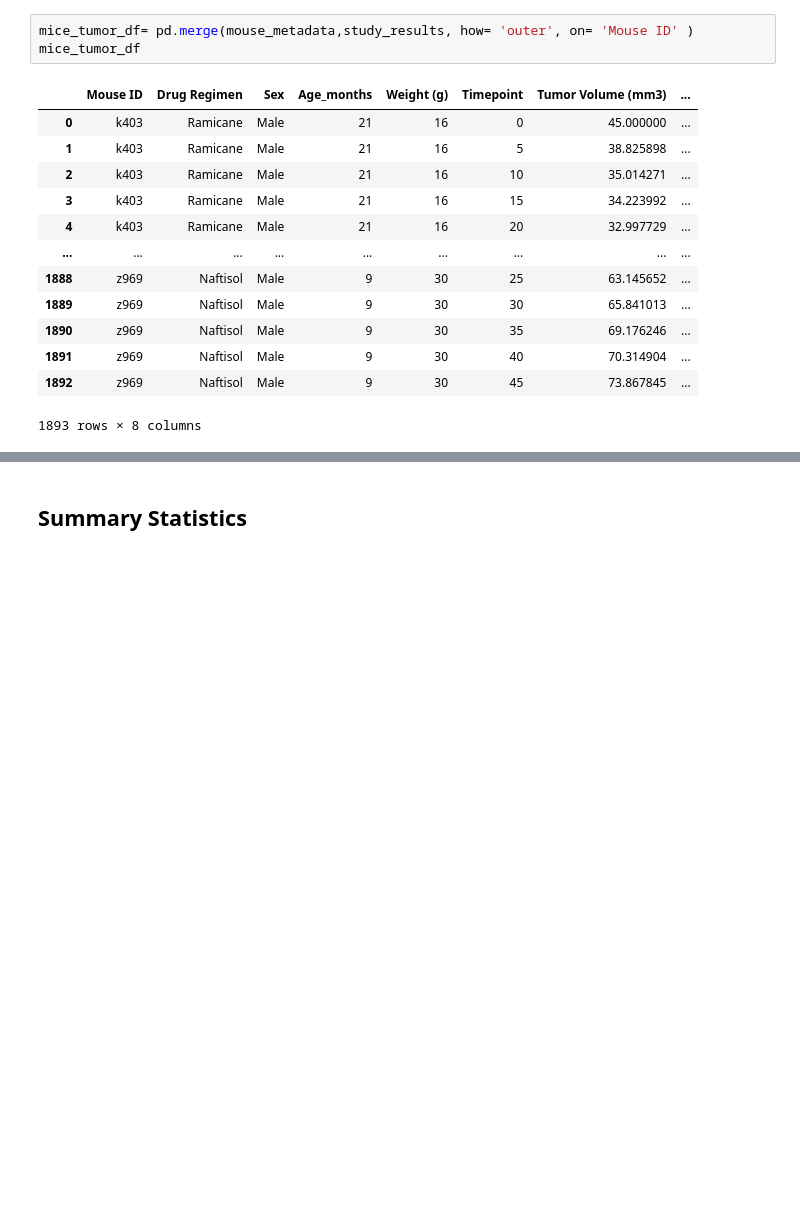
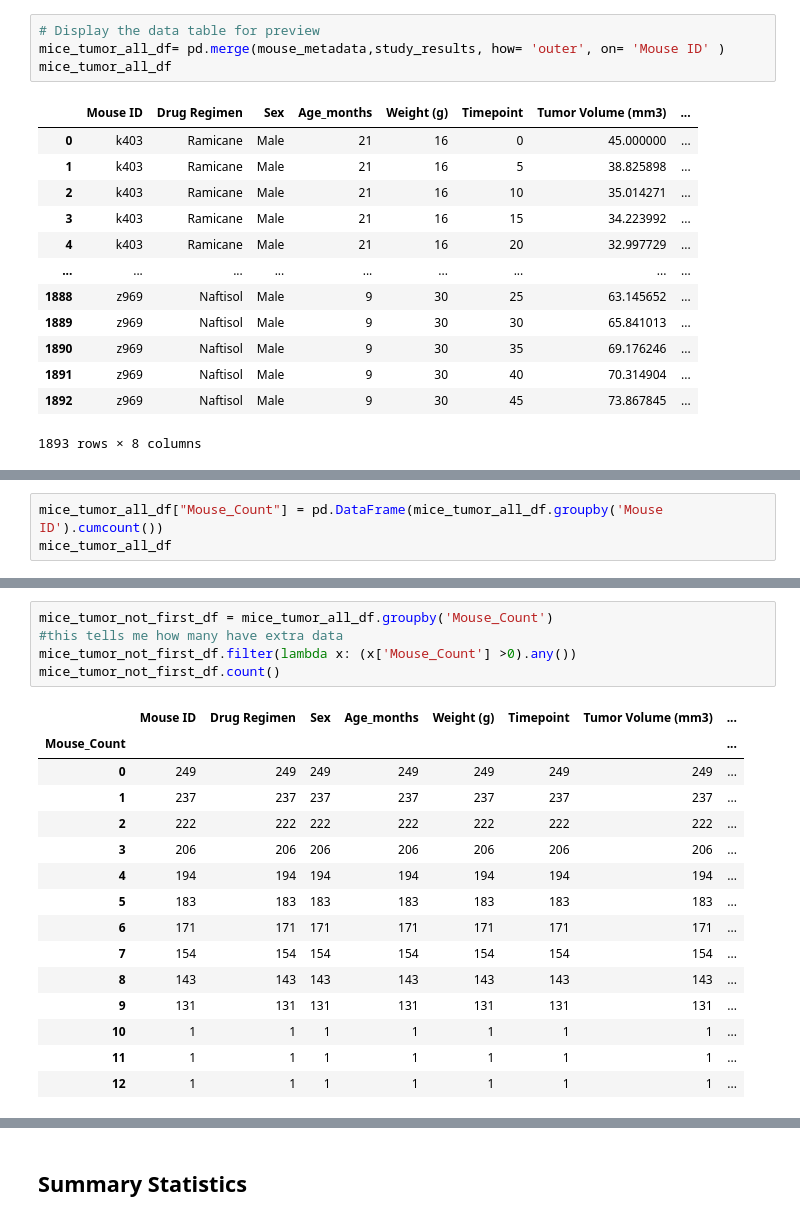
Before and after one commit to Gujaratigirl/HW-MatPlotLib, a Jupyter notebook: Pymaceuticals/pymaceuticals_starter.ipynb, the cells around one changed output, grey strips where cells are left out. Saved outputs shown, nothing was run; the diff lists cells and outputs as text; blank space fills up the shorter version.

```diff
--- a/Pymaceuticals/pymaceuticals_starter.ipynb
+++ b/Pymaceuticals/pymaceuticals_starter.ipynb
@@ -35,8 +35,9 @@ study_results.head()
 | 3 | a457 | 0 | 45.0 | 0 |
 | 4 | c819 | 0 | 45.0 | 0 |
 # %%
-mice_tumor_df= pd.merge(mouse_metadata,study_results, how= 'outer', on= 'Mouse ID' )
-mice_tumor_df
+# Display the data table for preview
+mice_tumor_all_df= pd.merge(mouse_metadata,study_results, how= 'outer', on= 'Mouse ID' )
+mice_tumor_all_df
 # %% [output]
 |  | Mouse ID | Drug Regimen | Sex | Age_months | Weight (g) | Timepoint | Tumor Volume (mm3) | ... |
 | 0 | k403 | Ramicane | Male | 21 | 16 | 0 | 45.000000 | ... |
@@ -65,0 +102,3 @@ mice_tumor_df
+# %%
+mice_tumor_all_df["Mouse_Count"] = pd.DataFrame(mice_tumor_all_df.groupby('Mouse ID').cumcount())
+mice_tumor_all_df
@@ -65,0 +119,21 @@ mice_tumor_df
+# %%
+mice_tumor_not_first_df = mice_tumor_all_df.groupby('Mouse_Count')
+#this tells me how many have extra data
+mice_tumor_not_first_df.filter(lambda x: (x['Mouse_Count'] >0).any())
+mice_tumor_not_first_df.count()
+# %% [output]
+|  | Mouse ID | Drug Regimen | Sex | Age_months | Weight (g) | Timepoint | Tumor Volume (mm3) | ... |
+| Mouse_Count |  |  |  |  |  |  |  | ... |
+| 0 | 249 | 249 | 249 | 249 | 249 | 249 | 249 | ... |
+| 1 | 237 | 237 | 237 | 237 | 237 | 237 | 237 | ... |
+| 2 | 222 | 222 | 222 | 222 | 222 | 222 | 222 | ... |
+| 3 | 206 | 206 | 206 | 206 | 206 | 206 | 206 | ... |
+| 4 | 194 | 194 | 194 | 194 | 194 | 194 | 194 | ... |
+| 5 | 183 | 183 | 183 | 183 | 183 | 183 | 183 | ... |
+| 6 | 171 | 171 | 171 | 171 | 171 | 171 | 171 | ... |
+| 7 | 154 | 154 | 154 | 154 | 154 | 154 | 154 | ... |
+| 8 | 143 | 143 | 143 | 143 | 143 | 143 | 143 | ... |
+| 9 | 131 | 131 | 131 | 131 | 131 | 131 | 131 | ... |
+| 10 | 1 | 1 | 1 | 1 | 1 | 1 | 1 | ... |
+| 11 | 1 | 1 | 1 | 1 | 1 | 1 | 1 | ... |
+| 12 | 1 | 1 | 1 | 1 | 1 | 1 | 1 | ... |
```
Also changed, not shown: parts of 19 cells of this notebook.
